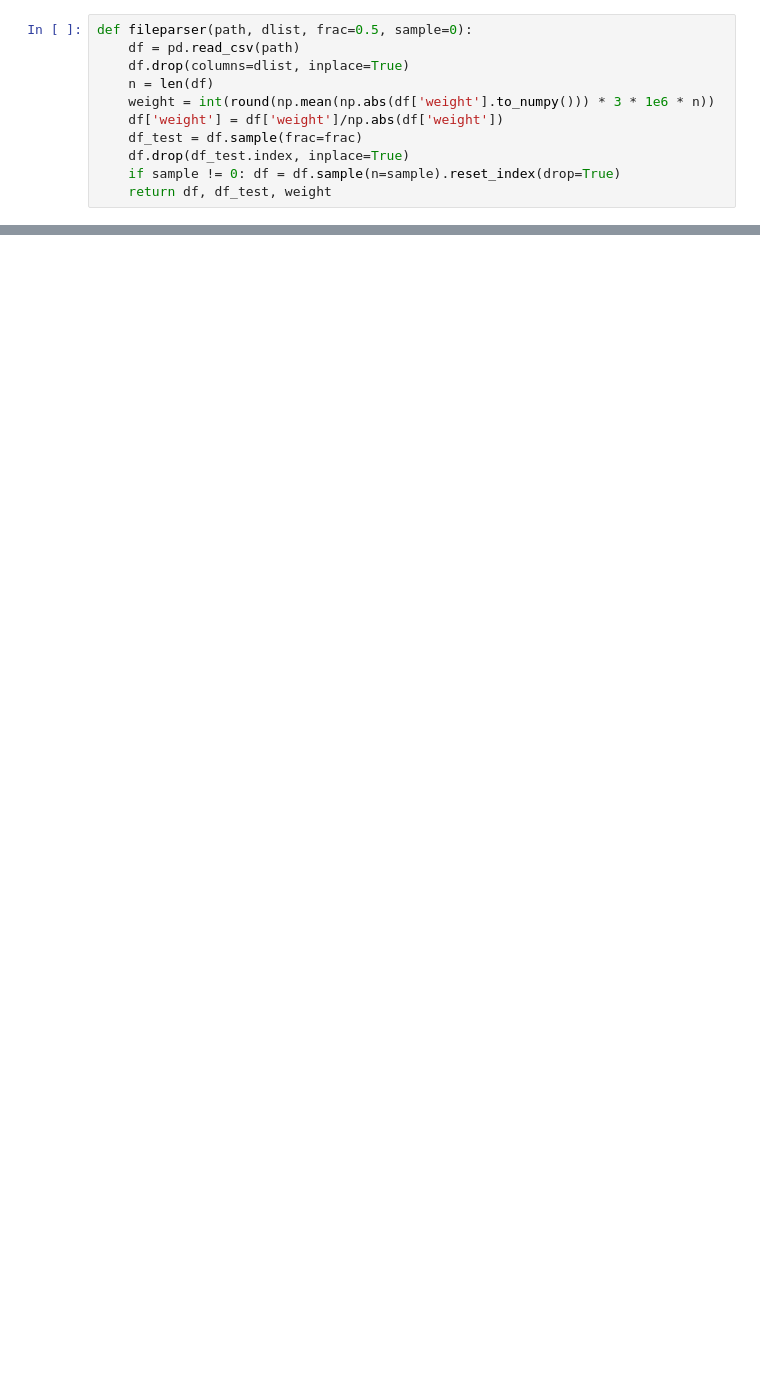
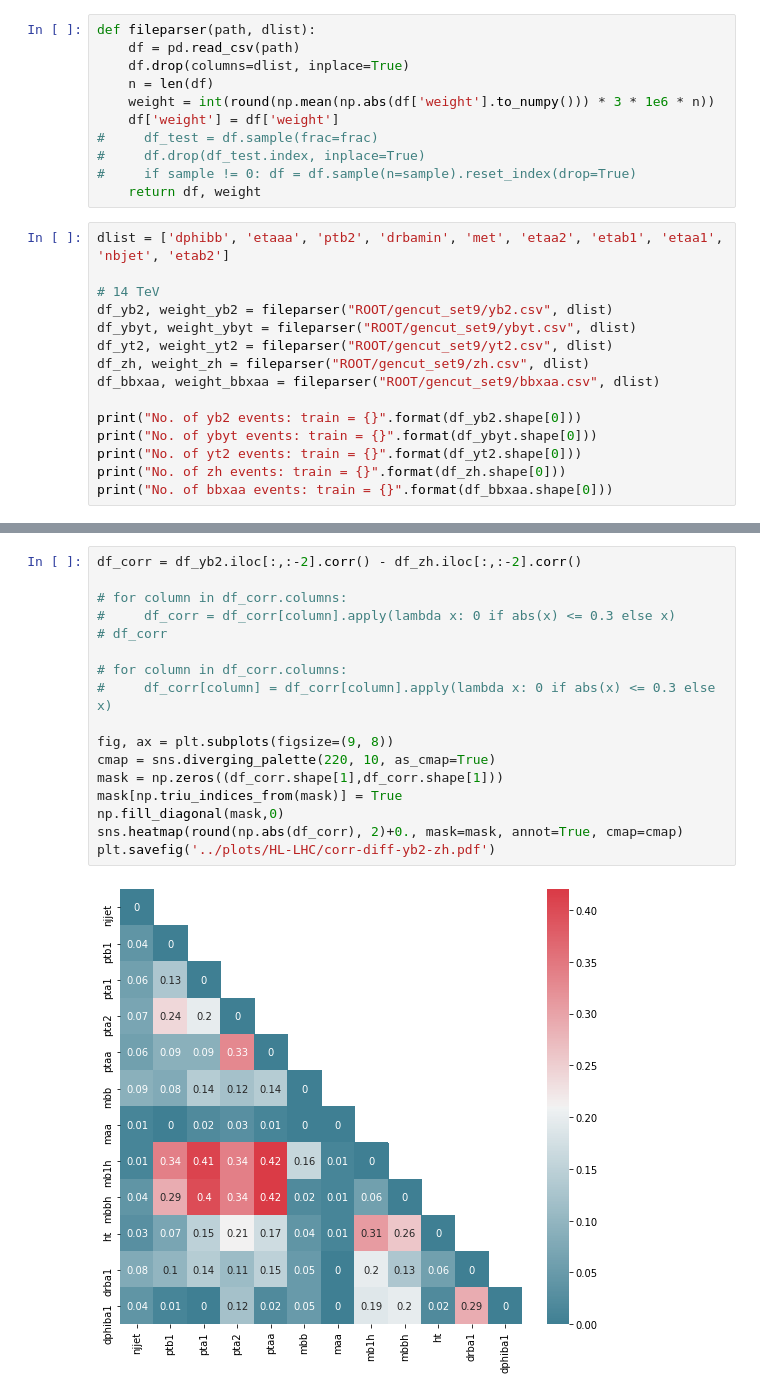
Before and after one commit to talismanbrandi/bbh-NLO, a Jupyter notebook: bbh-BDT/plotMaker.ipynb, the cells around one changed output, grey strips where cells are left out. Drawn from its saved outputs; the diff is of its cells as text; blank space fills up the shorter version.

```diff
--- a/bbh-BDT/plotMaker.ipynb
+++ b/bbh-BDT/plotMaker.ipynb
@@ -9,11 +14,26 @@ sns.set(font_scale=1.25, style='white')
 # %%
-def fileparser(path, dlist, frac=0.5, sample=0):
+def fileparser(path, dlist):
     df = pd.read_csv(path)
     df.drop(columns=dlist, inplace=True)
     n = len(df)
     weight = int(round(np.mean(np.abs(df['weight'].to_numpy())) * 3 * 1e6 * n))
-    df['weight'] = df['weight']/np.abs(df['weight'])
-    df_test = df.sample(frac=frac)
-    df.drop(df_test.index, inplace=True)
-    if sample != 0: df = df.sample(n=sample).reset_index(drop=True)
-    return df, df_test, weight
+    df['weight'] = df['weight']
+#     df_test = df.sample(frac=frac)
+#     df.drop(df_test.index, inplace=True)
+#     if sample != 0: df = df.sample(n=sample).reset_index(drop=True)
+    return df, weight
+# %%
+dlist = ['dphibb', 'etaaa', 'ptb2', 'drbamin', 'met', 'etaa2', 'etab1', 'etaa1', 'nbjet', 'etab2']
+
+# 14 TeV
+df_yb2, weight_yb2 = fileparser("ROOT/gencut_set9/yb2.csv", dlist)
+df_ybyt, weight_ybyt = fileparser("ROOT/gencut_set9/ybyt.csv", dlist)
+df_yt2, weight_yt2 = fileparser("ROOT/gencut_set9/yt2.csv", dlist)
+df_zh, weight_zh = fileparser("ROOT/gencut_set9/zh.csv", dlist)
+df_bbxaa, weight_bbxaa = fileparser("ROOT/gencut_set9/bbxaa.csv", dlist)
+
+print("No. of yb2 events: train = {}".format(df_yb2.shape[0]))
+print("No. of ybyt events: train = {}".format(df_ybyt.shape[0]))
+print("No. of yt2 events: train = {}".format(df_yt2.shape[0]))
+print("No. of zh events: train = {}".format(df_zh.shape[0]))
+print("No. of bbxaa events: train = {}".format(df_bbxaa.shape[0]))
@@ -19,0 +144,19 @@ def fileparser(path, dlist, frac=0.5, sample=0):
+# %%
+df_corr = df_yb2.iloc[:,:-2].corr() - df_zh.iloc[:,:-2].corr()
+
+# for column in df_corr.columns:
+#     df_corr = df_corr[column].apply(lambda x: 0 if abs(x) <= 0.3 else x)
+# df_corr
+
+# for column in df_corr.columns:
+#     df_corr[column] = df_corr[column].apply(lambda x: 0 if abs(x) <= 0.3 else x)
+
+fig, ax = plt.subplots(figsize=(9, 8))
+cmap = sns.diverging_palette(220, 10, as_cmap=True)
+mask = np.zeros((df_corr.shape[1],df_corr.shape[1]))
+mask[np.triu_indices_from(mask)] = True
+np.fill_diagonal(mask,0)
+sns.heatmap(round(np.abs(df_corr), 2)+0., mask=mask, annot=True, cmap=cmap)
+plt.savefig('../plots/HL-LHC/corr-diff-yb2-zh.pdf')
+# %% [output]
+[figure, added]
```
Also changed, not shown: parts of 11 cells of this notebook, 51 other files.
